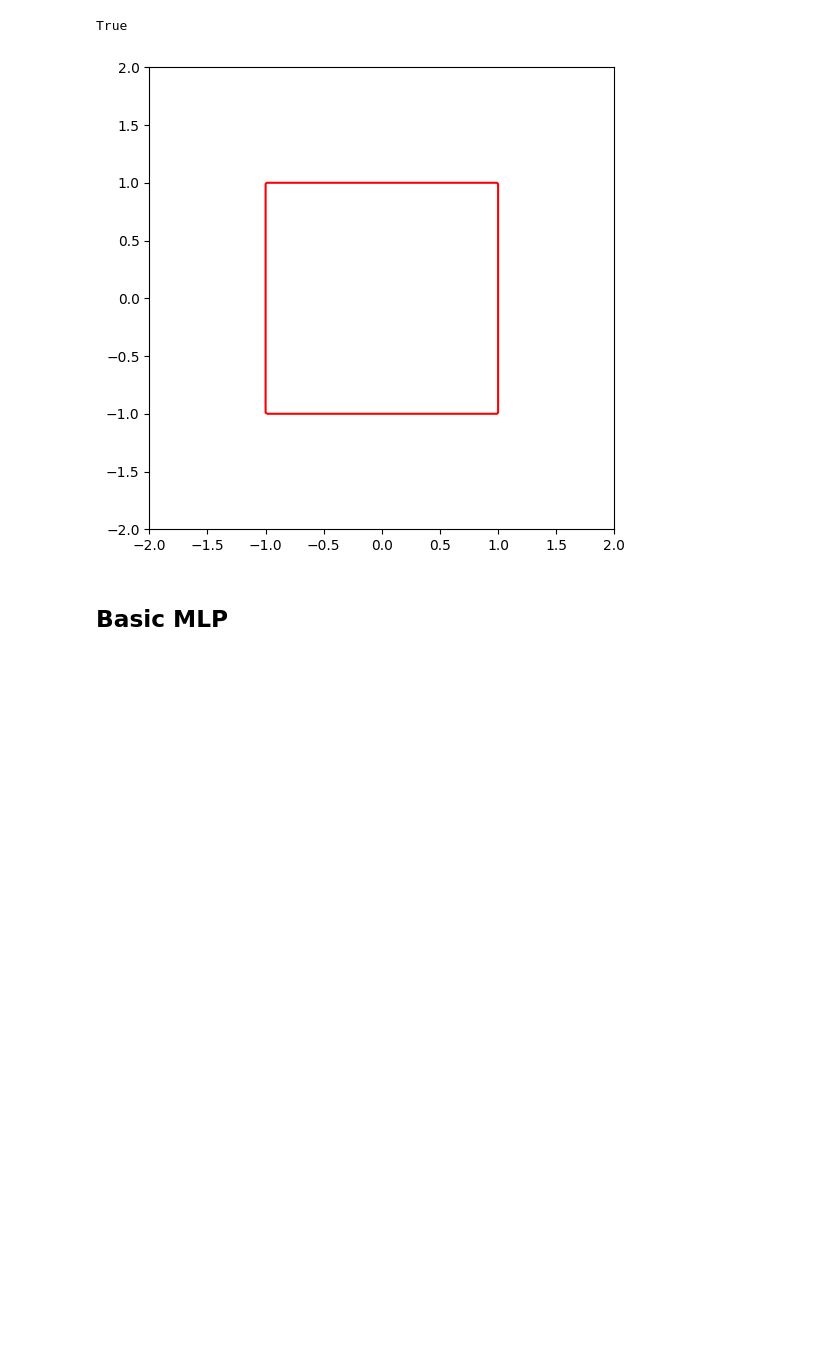
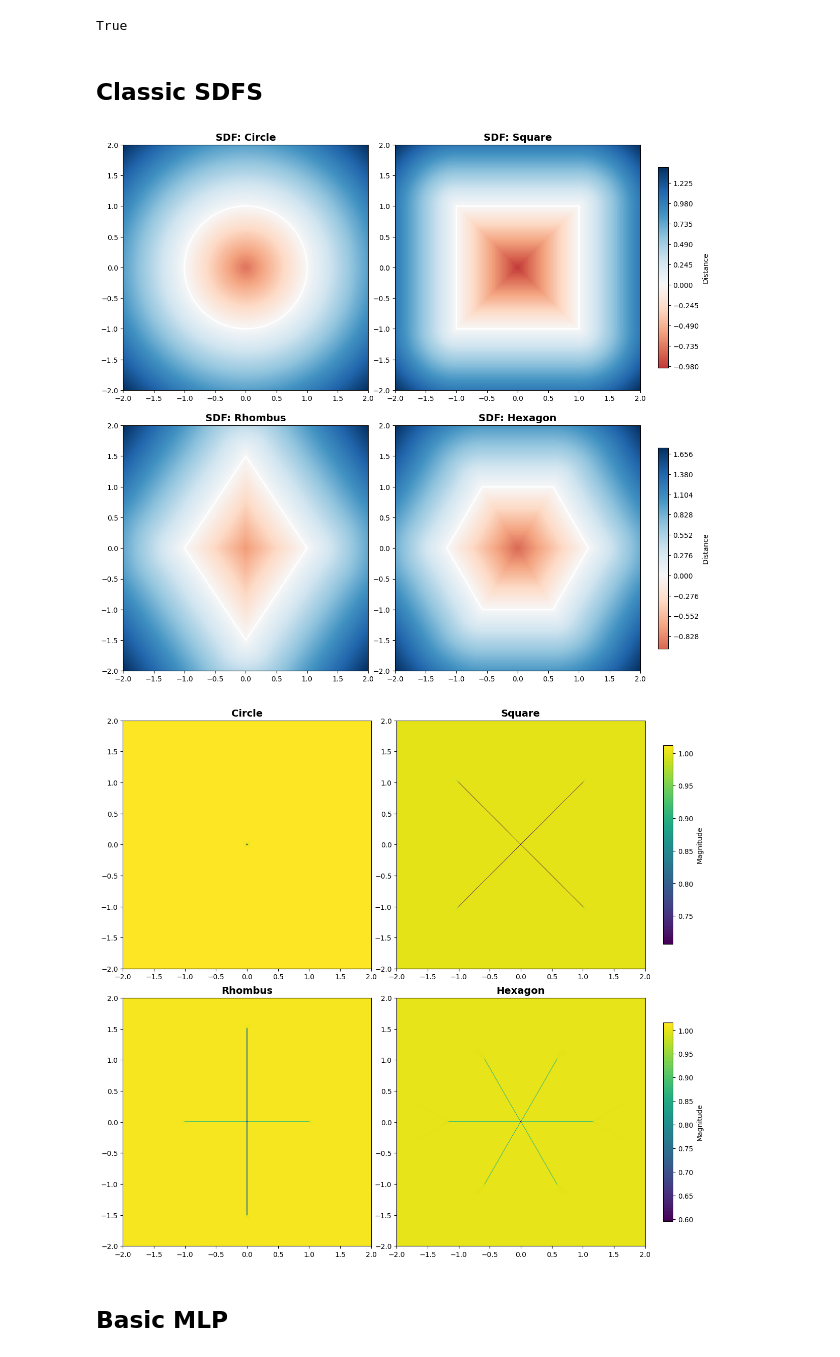
Before and after one commit to antonin-tarrade/sdf-marching-cubes, a Jupyter notebook: mlp-tests.ipynb, the cells around one changed output. Drawn from its saved outputs; the diff is of its cells as text; code cells hidden in the pictures; blank space fills up the shorter version.

```diff
--- a/mlp-tests.ipynb
+++ b/mlp-tests.ipynb
@@ -7,3 +7,5 @@ import torch
 print(torch.cuda.is_available())
 # %% [output]
 True
+# %% [markdown]
+## Classic SDFS
@@ -10,23 +72,65 @@ True
 # %%
-import matplotlib.pyplot as plt
-import numpy as np
+# --- Grid Setup ---
+grid_res = 500
+extent = [-2, 2, -2, 2]
+gridx = np.linspace(extent[0], extent[1], grid_res)
+gridy = np.linspace(extent[2], extent[3], grid_res)
+X, Y = np.meshgrid(gridx, gridy)
+spacing = gridx[1] - gridx[0]
 
-def circle(x,y,r) : return x**2 + y**2 -r**2
+# Generate Data
+shapes = [
+    ("Circle", circle(X, Y, 1.0)),
+    ("Square", square(X, Y, 1.0)),
+    ("Rhombus", sdRhombus(X, Y, [1.0, 1.5])),
+    ("Hexagon", sdHexagon(X, Y, 1.0))
+]
 
-def square(x,y,r) : return np.maximum(np.abs(x)-r, np.abs(y)-r)
+# --- Plotting ---
+fig, axes = plt.subplots(2, 2, figsize=(12, 11), constrained_layout=True)
+axes = axes.flatten()
 
-gridx = np.linspace(-2,2,100)
-gridy = np.linspace(-2,2,100)
-X,Y = np.meshgrid(gridx,gridy)
+for i, (name, Z) in enumerate(shapes):
+    ax = axes[i]
 
-Z = square(X,Y,1)
+    # Contour Plot
+    #Center the colormap around zero for better visualization of inside/outside
+    max_abs = np.max(np.abs(Z))
+    cp = ax.contourf(X, Y, Z, levels=500, cmap='RdBu', vmin=-max_abs, vmax=max_abs)
+    ax.contour(X, Y, Z, levels=[0], colors='white', linewidths=2)
 
-plt.figure(figsize=(6,6))
+    # Formatting
+    ax.set_title(f"SDF: {name}", fontsize=14, fontweight='bold')
+    ax.set_aspect('equal')
+    ax.set_xlim(extent[0], extent[1])
+    ax.set_ylim(extent[2], extent[3])
 
-plt.contour(X,Y,Z,levels=[0], colors='red')
+    if i % 2 == 1: # Only add colorbar to the right side to keep it tight
+        fig.colorbar(cp, ax=ax, label='Distance', shrink=0.8)
+
 plt.show()
+
+# --- Gradient Magnitude Comparison ---
+fig, axes = plt.subplots(2, 2, figsize=(12, 11), constrained_layout=True)
+axes = axes.flatten()
+
+for i, (name, Z) in enumerate(shapes):
+    ax = axes[i]
+
+    gy, gx = np.gradient(Z, spacing)
+    magnitude = np.sqrt(gx**2 + gy**2)
+
+    im = ax.imshow(magnitude, extent=extent, origin='lower', cmap='viridis')
+    ax.set_title(f"{name}", fontsize=14, fontweight='bold')
+    ax.set_aspect('equal')
+
+    if i % 2 == 1:
+        fig.colorbar(im, ax=ax, label='Magnitude', shrink=0.8)
+
+plt.show()
 # %% [output]
-[figure, old version]
+[figure, new version]
+[figure, added]
 # %% [markdown]
 ## Basic MLP
 # %%
```
Also changed, not shown: parts of 15 cells of this notebook, 33 other files.
